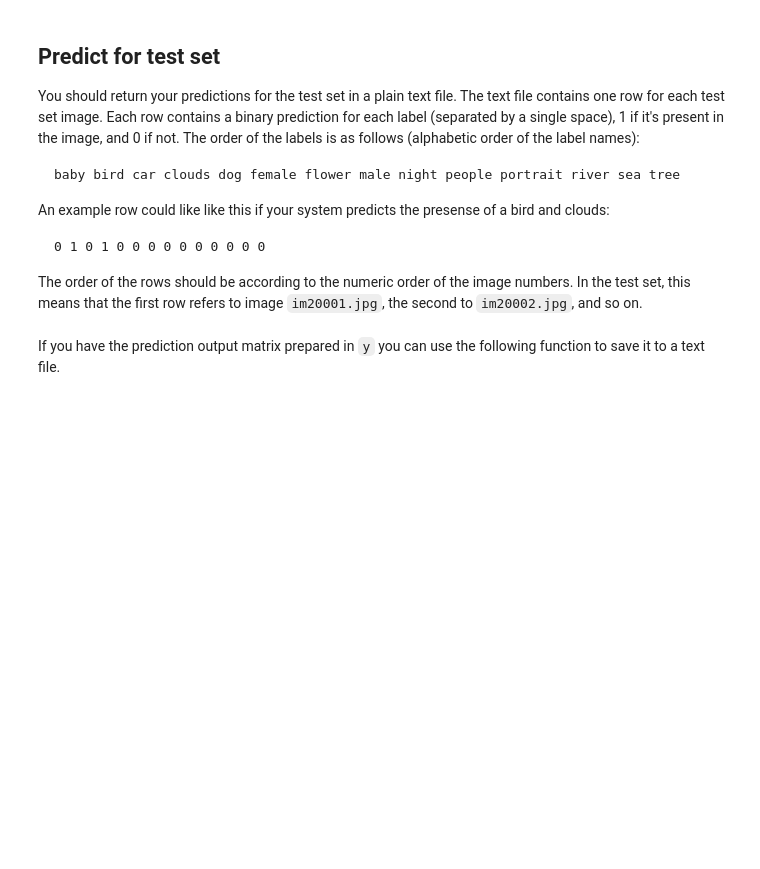
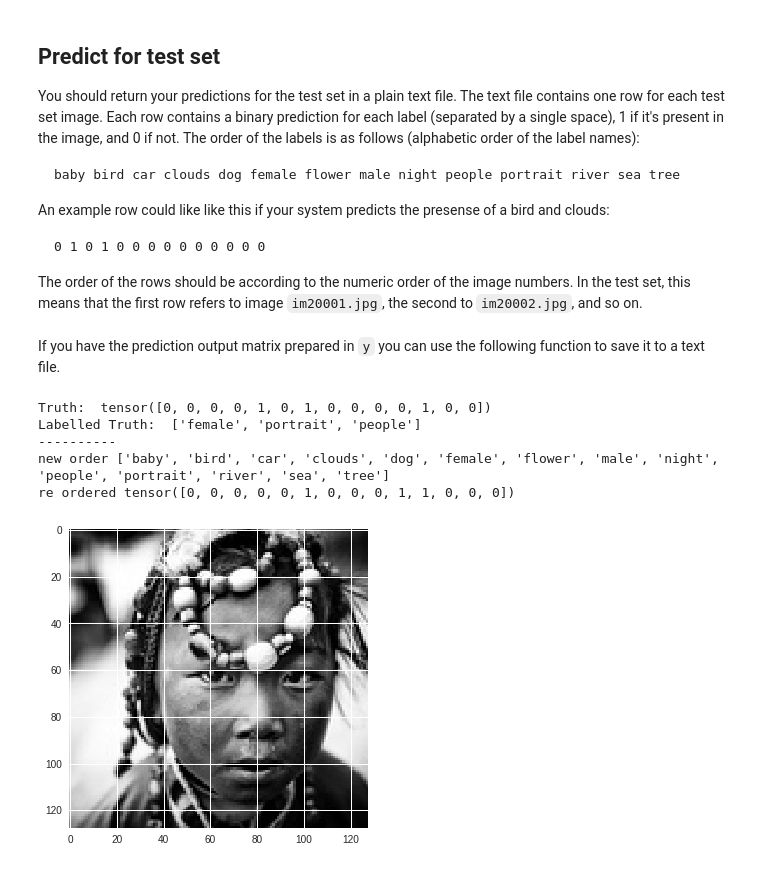
Before and after one commit to HappyBearDay/Deep_Learning_Image_Multi_label, a Jupyter notebook: image_project.ipynb, the cells around one changed output. Drawn from its saved outputs; the diff is of its cells as text; code cells hidden in the pictures; blank space fills up the shorter version.

```diff
--- a/image_project.ipynb
+++ b/image_project.ipynb
@@ -518,0 +512,16 @@ array([0.        , 0.13282248, 0.        , 0.2074074 , 0.46510217,
+# %%
+import sklearn.metrics
+def compute_f1_sklearn(tresholds):
+    nb_batch = 0
+    f1 = 0
+    for (inputv, targetv) in test_loader:
+      nb_batch += 1
+      inputv = inputv.to(device)
+      bounded_output = torch.sigmoid(model(inputv))
+      pred_label = bounded_output.data.gt(tresholds) # Activation
+      f1 += sklearn.metrics.f1_score(targetv.cpu(), pred_label.cpu(), average="micro")
+    f1 /= nb_batch #Average over all batches
+    return f1
+tresholds = [0.3 for _ in range(14)]
+tresholds_as_tensor = torch.Tensor(tresholds).to(device)
+compute_f1_sklearn(tresholds_as_tensor)
@@ -754,2 +765,28 @@ If you have the prediction output matrix prepared in `y` you can use the followi
+# %%
+# Double check it works
+print("Truth: ", targetv[0])
+print("Labelled Truth: ", oneHotTransformer.toVocabulary(targetv[0]))
+
+ex0 = batch_right_order[0]
+
+
+print("-"*10)
+print("new order", order)
+#print(inputv.cpu().numpy()[0][0])
+
+
+targetv_good_order = batch_output_in_right_order(targetv, switch)
+t0 = targetv_good_order[0]
+plt.imshow(inputv.cpu().numpy()[0][0], cmap="gray")
+#print(batch_output_in_right_order(batch_pred, switch))
+print("re ordered", t0)
+plt.show()
+# %% [output]
+Truth:  tensor([0, 0, 0, 0, 1, 0, 1, 0, 0, 0, 0, 1, 0, 0])
+Labelled Truth:  ['female', 'portrait', 'people']
+----------
+new order ['baby', 'bird', 'car', 'clouds', 'dog', 'female', 'flower', 'male', 'night', 'people', 'portrait', 'river', 'sea', 'tree']
+re ordered tensor([0, 0, 0, 0, 0, 1, 0, 0, 0, 1, 1, 0, 0, 0])
+[figure, added]
 # %%
 np.savetxt('results.txt', y, fmt='%d')
```
Also changed, not shown: parts of 13 cells of this notebook.
